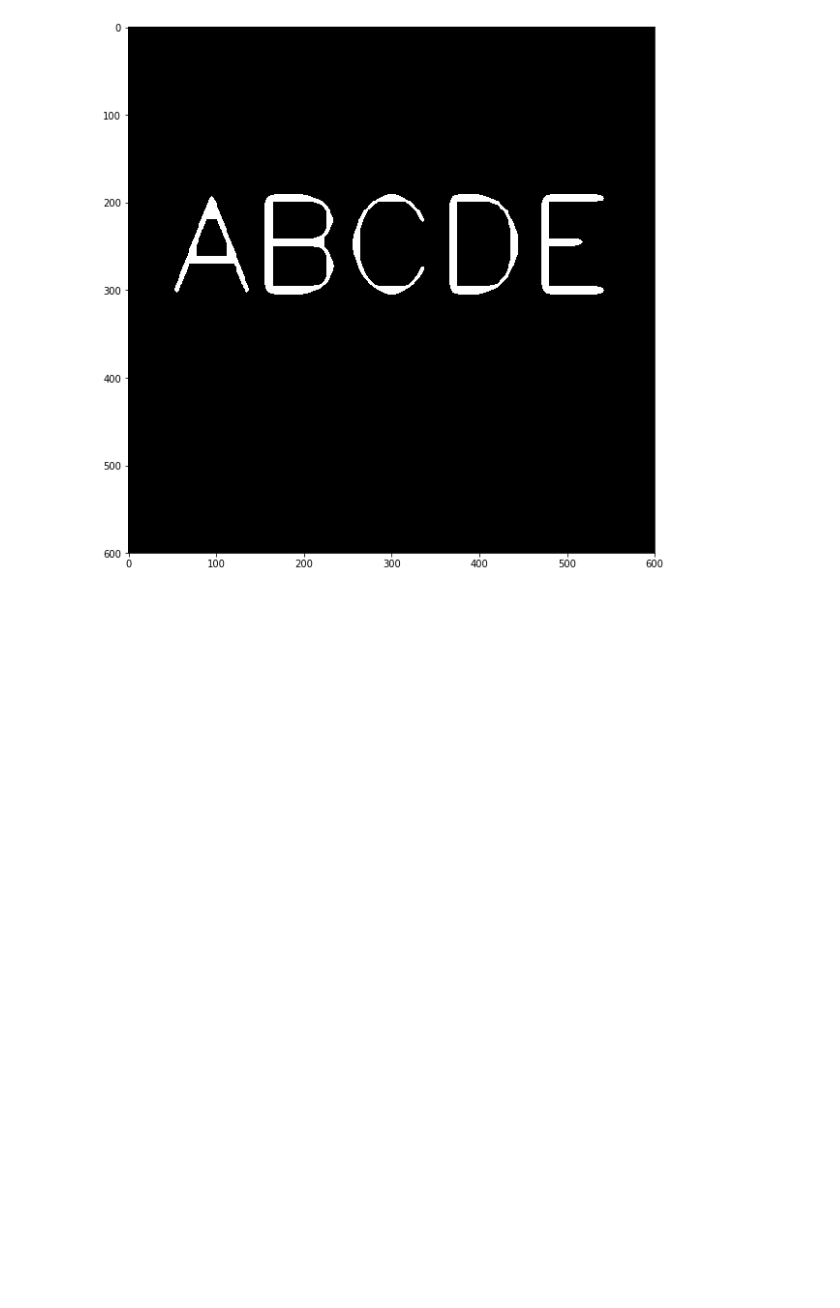
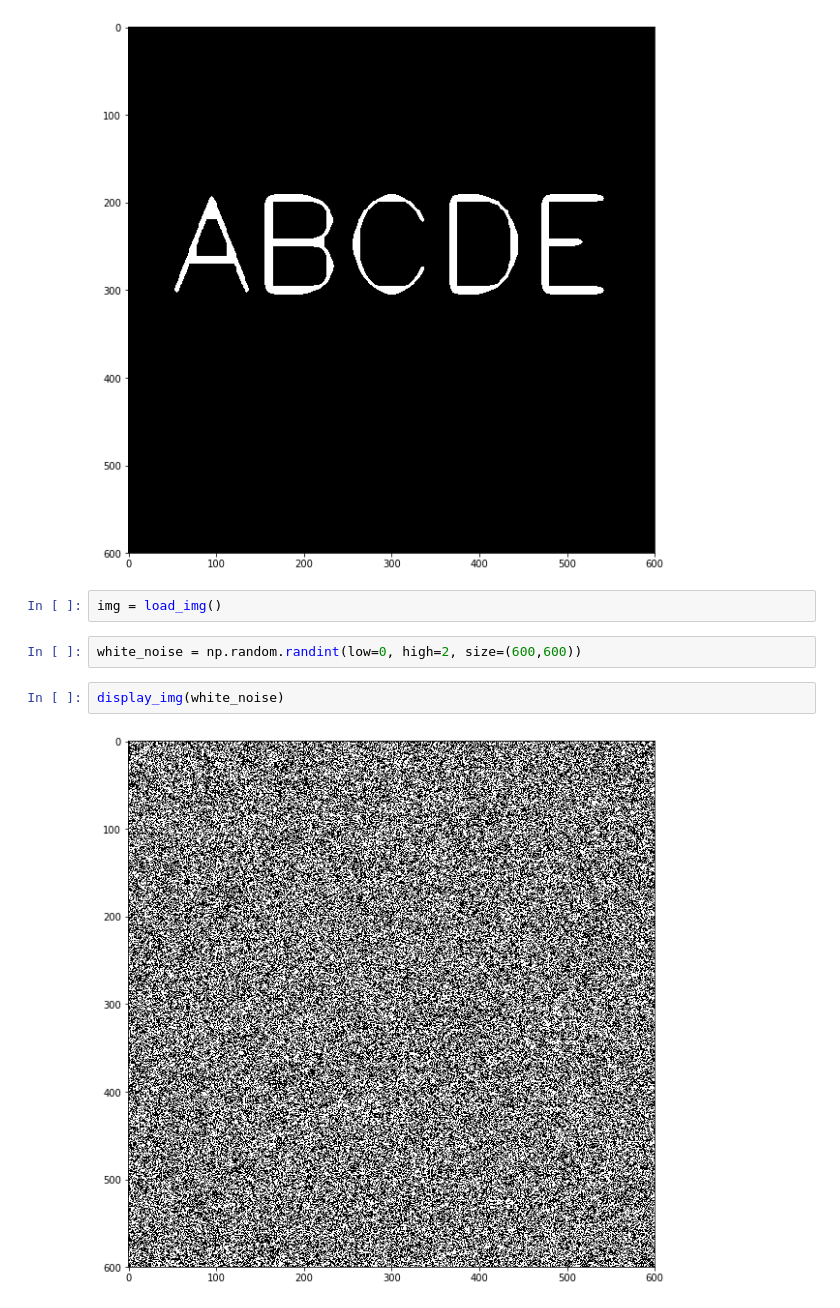
Before and after one commit to JeffLabonte/Computer_Vision_Course_Example, a Jupyter notebook: morphological_operators.ipynb, the cells around one changed output. Cells and saved outputs as stored; diff of their text form; blank space fills up the shorter version.

Commit message:
Create a noise image

```diff
--- a/morphological_operators.ipynb
+++ b/morphological_operators.ipynb
@@ -27,3 +27,11 @@ result = cv2.erode(img, kernel, iterations=3)
 display_img(result)
 # %% [output]
 [figure]
+# %%
+img = load_img()
+# %%
+white_noise = np.random.randint(low=0, high=2, size=(600,600))
+# %%
+display_img(white_noise)
+# %% [output]
+[figure, added]
```
Also changed, not shown: parts of 1 cell of this notebook.
